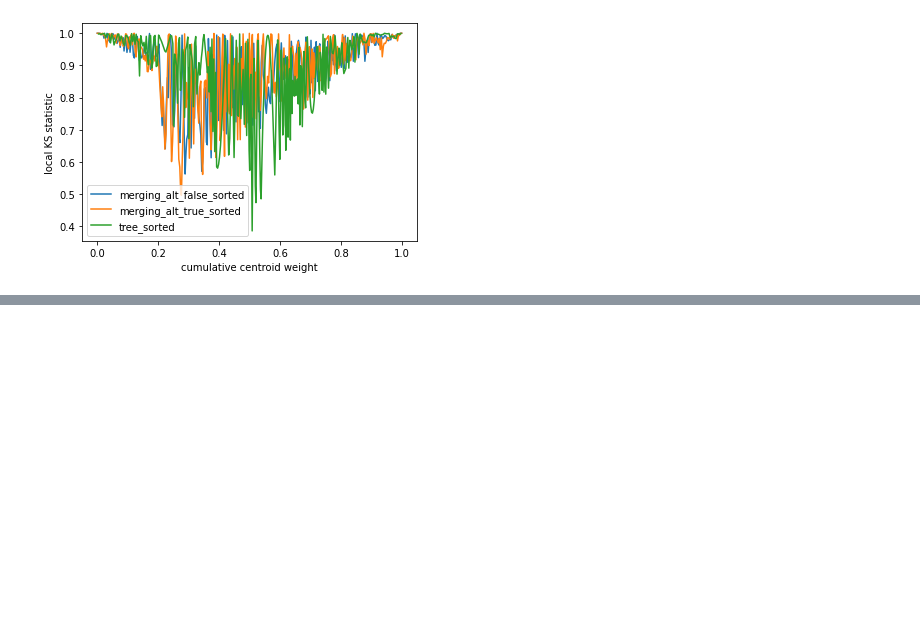
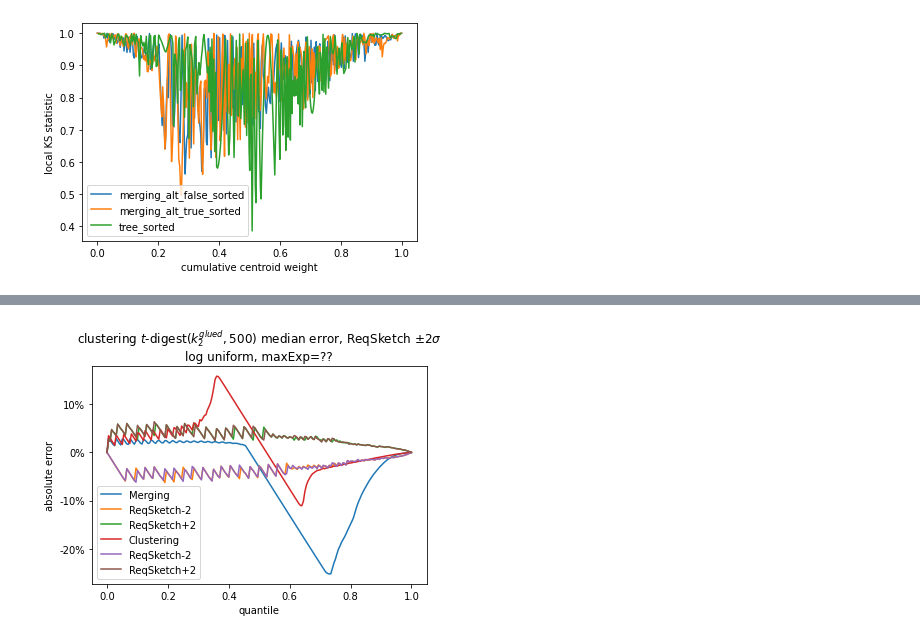
Before and after one commit to PavelVesely/t-digest, a Jupyter notebook: docs/python/adversarial_plots/notebooks/error_curves__k_0.ipynb, the cells around one changed output, grey strips where cells are left out. Drawn from its saved outputs; the diff is of its cells as text; code cells hidden in the pictures; blank space fills up the shorter version.

```diff
--- a/docs/python/adversarial_plots/notebooks/error_curves__k_0.ipynb
+++ b/docs/python/adversarial_plots/notebooks/error_curves__k_0.ipynb
@@ -116,0 +188,10 @@ display_ks_curves(['centroids_' + x for x in SORTED_RESULTS_FILES])
+# %%
+log_unif = [('iid_20210204_165203_loguniform_lgN=20_lgT=12_Merging_compr=500_K_2_GLUED.csv', {'t-digest median error':'Merging', 'ReqSketch -2SD error': 'ReqSketch-2', 'ReqSketch +2SD error': 'ReqSketch+2'}),
+('iid_20210204_165325_loguniform_lgN=20_lgT=12_AVLTree_compr=500_K_2_GLUED.csv', {'t-digest median error':'Clustering', 'ReqSketch -2SD error': 'ReqSketch-2', 'ReqSketch +2SD error': 'ReqSketch+2'})]
+
+
+display(log_unif,
+        title='clustering $t$-digest$(k_2^{glued}, 500)$ median error, ReqSketch $\pm 2 \sigma$\nlog uniform, maxExp=??',
+        ylabel='absolute error', use_readable=False, imgname='log_uniform_maxExp?_td_v_Req')
+# %% [output]
+[figure, added]
```
Also changed, not shown: parts of 19 cells of this notebook.
